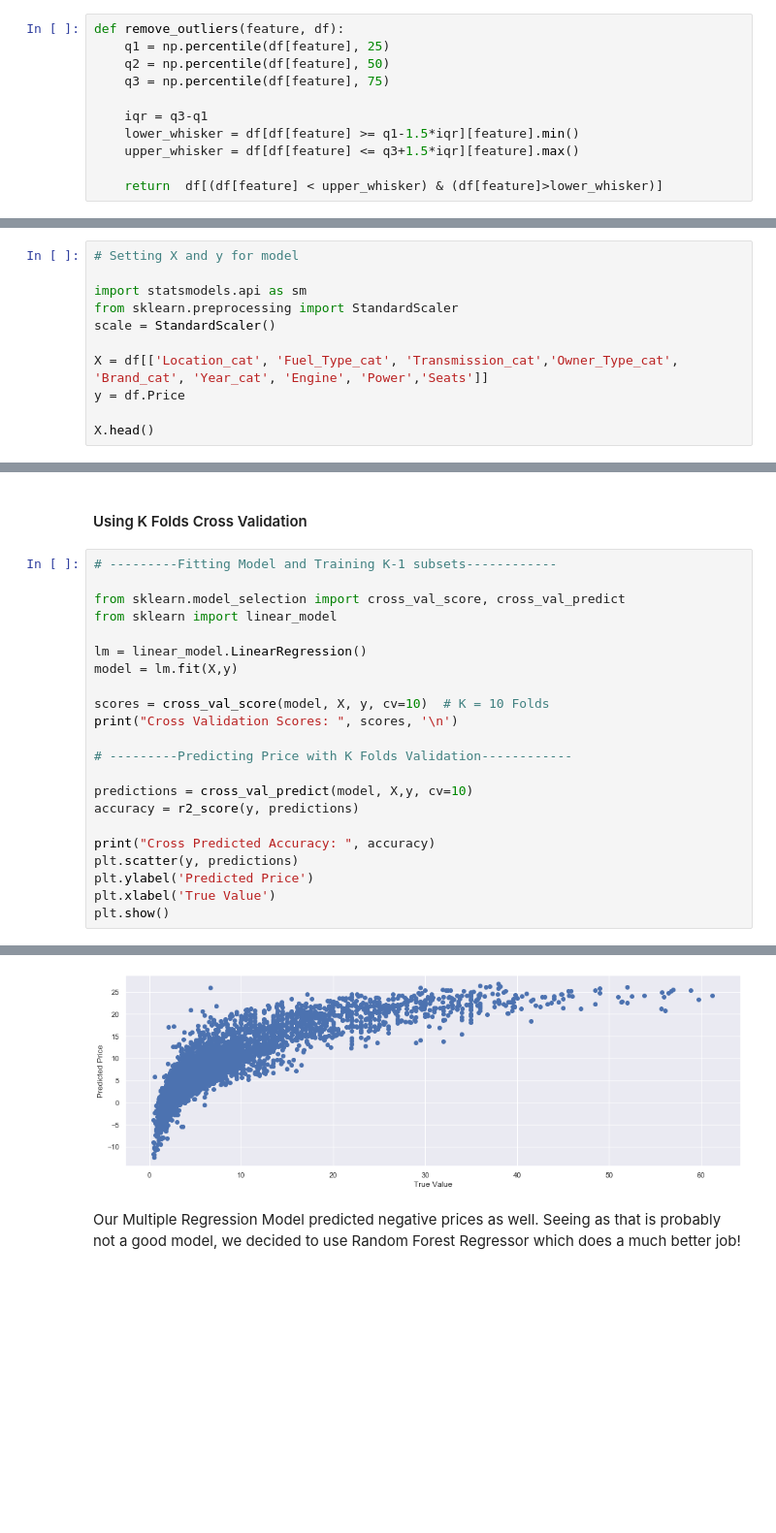
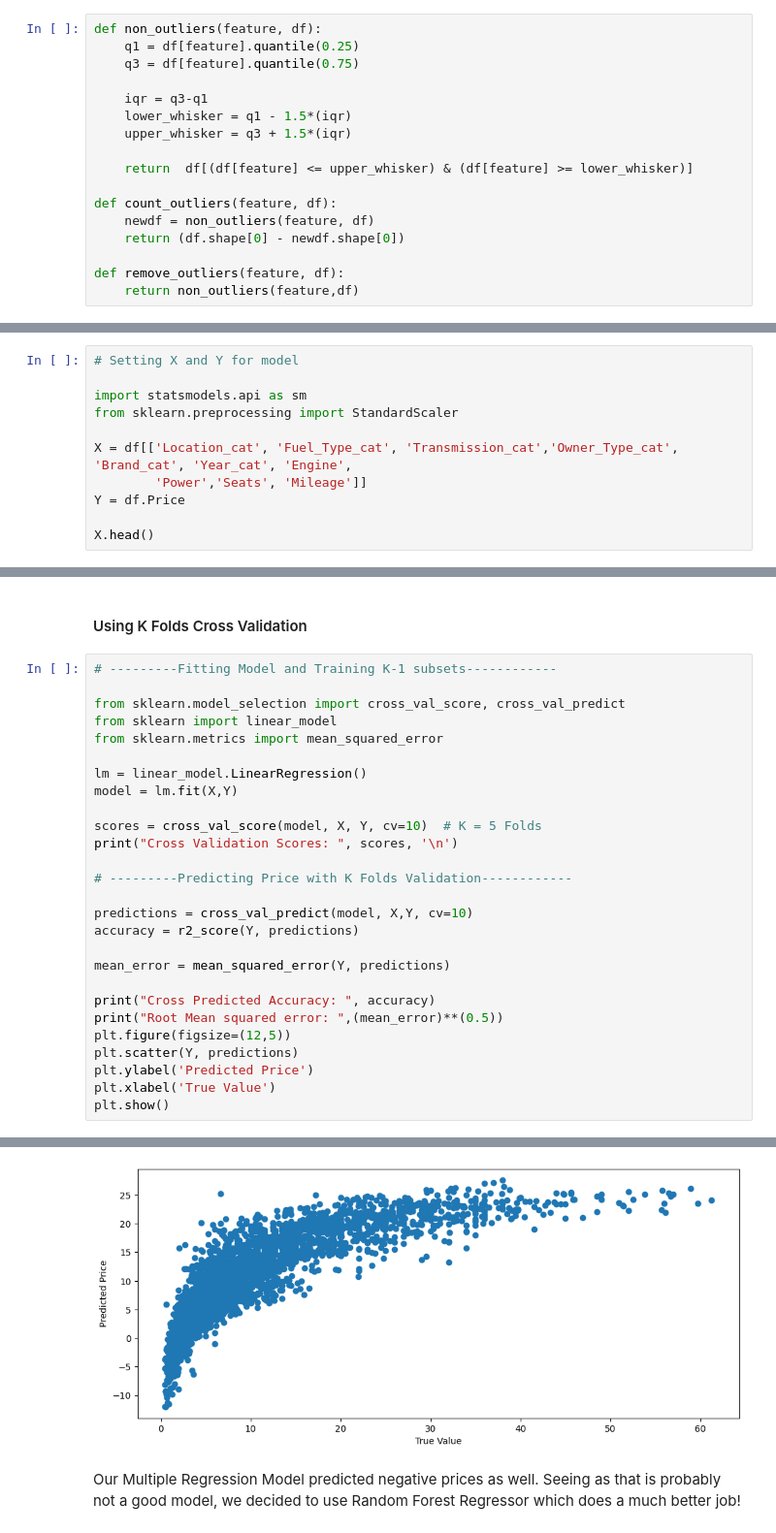
Before and after one commit to sudhanshunain/Car_Price_Prediction, a Jupyter notebook: car_price_prediction_model.ipynb, the cells around one changed output, grey strips where cells are left out. Shown at 97% size. Drawn from its saved outputs; the diff is of its cells as text; blank space fills up the shorter version.

```diff
--- a/car_price_prediction_model.ipynb
+++ b/car_price_prediction_model.ipynb
@@ -262,12 +273,18 @@ Name: Brand, dtype: int64
 # %%
-def remove_outliers(feature, df):
-    q1 = np.percentile(df[feature], 25)
-    q2 = np.percentile(df[feature], 50)
-    q3 = np.percentile(df[feature], 75)
+def non_outliers(feature, df):
+    q1 = df[feature].quantile(0.25)
+    q3 = df[feature].quantile(0.75)
 
     iqr = q3-q1
-    lower_whisker = df[df[feature] >= q1-1.5*iqr][feature].min()
-    upper_whisker = df[df[feature] <= q3+1.5*iqr][feature].max()
+    lower_whisker = q1 - 1.5*(iqr)
+    upper_whisker = q3 + 1.5*(iqr)
 
-    return  df[(df[feature] < upper_whisker) & (df[feature]>lower_whisker)]
+    return  df[(df[feature] <= upper_whisker) & (df[feature] >= lower_whisker)]
+
+def count_outliers(feature, df):
+    newdf = non_outliers(feature, df)
+    return (df.shape[0] - newdf.shape[0])
+
+def remove_outliers(feature, df):
+    return non_outliers(feature,df)
 # %%
@@ -429,12 +410,12 @@ df.head()
 # %%
-# Setting X and y for model
+# Setting X and Y for model
 
 import statsmodels.api as sm
 from sklearn.preprocessing import StandardScaler
-scale = StandardScaler()
 
-X = df[['Location_cat', 'Fuel_Type_cat', 'Transmission_cat','Owner_Type_cat', 'Brand_cat', 'Year_cat', 'Engine', 'Power','Seats']]
-y = df.Price
+X = df[['Location_cat', 'Fuel_Type_cat', 'Transmission_cat','Owner_Type_cat', 'Brand_cat', 'Year_cat', 'Engine',
+        'Power','Seats', 'Mileage']]
+Y = df.Price
 
 X.head()
 # %% [output]
@@ -519,20 +465,25 @@ print(r2)
 
 from sklearn.model_selection import cross_val_score, cross_val_predict
 from sklearn import linear_model
+from sklearn.metrics import mean_squared_error
 
 lm = linear_model.LinearRegression()
-model = lm.fit(X,y)
+model = lm.fit(X,Y)
 
-scores = cross_val_score(model, X, y, cv=10)  # K = 10 Folds
+scores = cross_val_score(model, X, Y, cv=10)  # K = 5 Folds
 print("Cross Validation Scores: ", scores, '\n')
 
 # ---------Predicting Price with K Folds Validation------------
 
-predictions = cross_val_predict(model, X,y, cv=10)
-accuracy = r2_score(y, predictions)
+predictions = cross_val_predict(model, X,Y, cv=10)
+accuracy = r2_score(Y, predictions)
+
+mean_error = mean_squared_error(Y, predictions)
 
 print("Cross Predicted Accuracy: ", accuracy)
-plt.scatter(y, predictions)
+print("Root Mean squared error: ",(mean_error)**(0.5))
+plt.figure(figsize=(12,5))
+plt.scatter(Y, predictions)
 plt.ylabel('Predicted Price')
 plt.xlabel('True Value')
 plt.show()
@@ -544,4 +496,4 @@ Cross Predicted Accuracy:  0.6866332394533261
-[figure, old version]
+[figure, new version]
 # %% [markdown]
 Our Multiple Regression Model predicted negative prices as well. Seeing as that is probably not a good model, we decided to use Random Forest Regressor which does a much better job!
 # %% [markdown]
```
Also changed, not shown: parts of 51 cells of this notebook.
